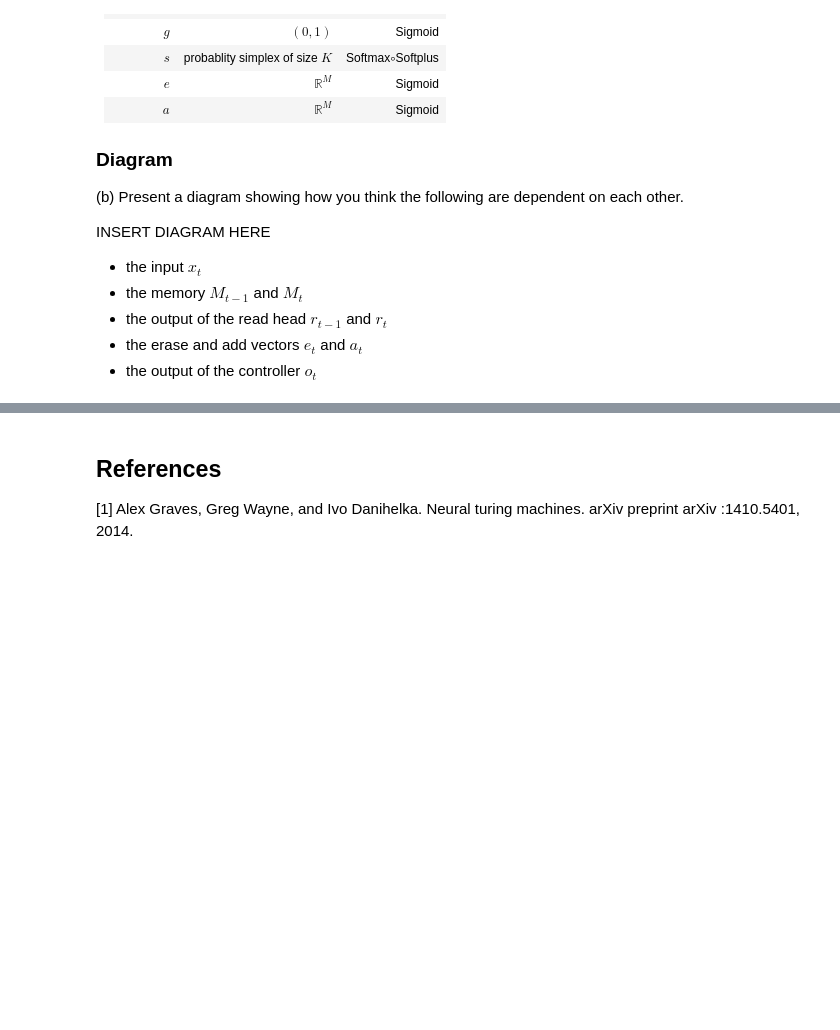
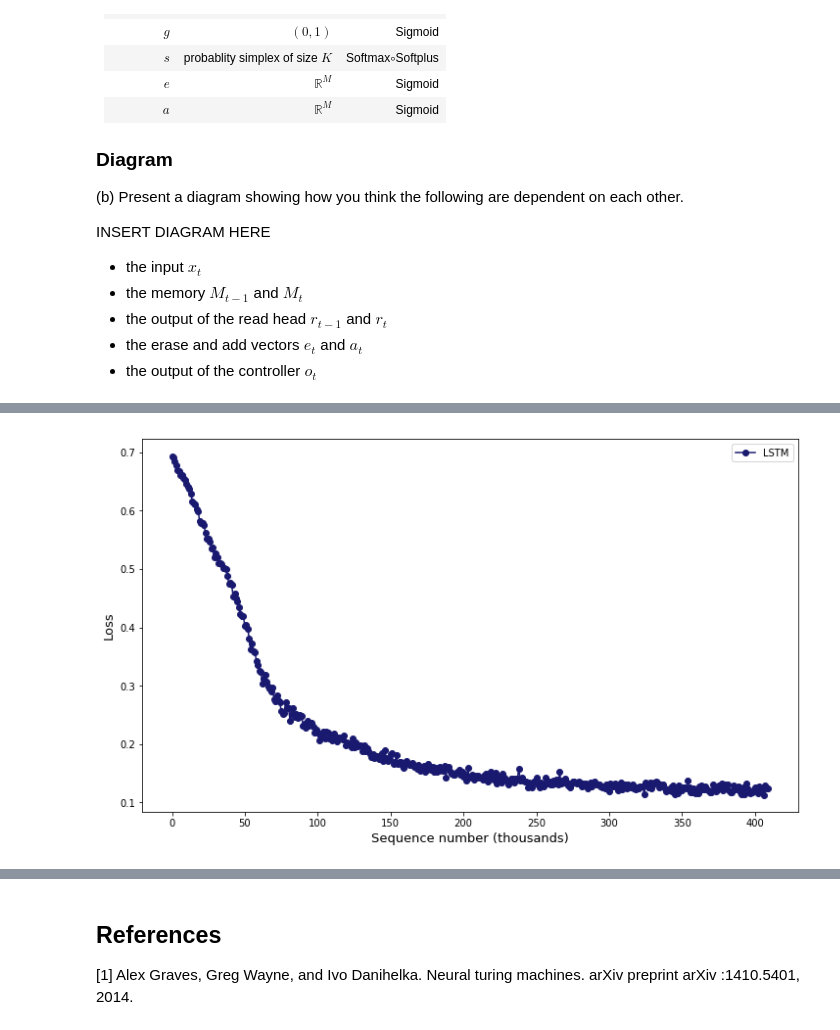
Before and after one commit to alejandroposada/IFT6135-A3, a Jupyter notebook: Assignment3.ipynb, the cells around one changed output, grey strips where cells are left out. Saved outputs shown, nothing was run; the diff lists cells and outputs as text; code cells hidden in the pictures; blank space fills up the shorter version.

```diff
--- a/Assignment3.ipynb
+++ b/Assignment3.ipynb
@@ -45,0 +49,6 @@ visualize_sequence('checkpoints/copy-batch-208.0.model', 'NTM', seq_len=100)
+# %%
+fig, ax = plt.subplots(figsize=(12, 7))
+plot_loss(checkpoint, 'LSTM', fig=fig, ax=ax)
+plt.show()
+# %% [output]
+[figure, added]
```
Also changed, not shown: parts of 4 cells of this notebook.
